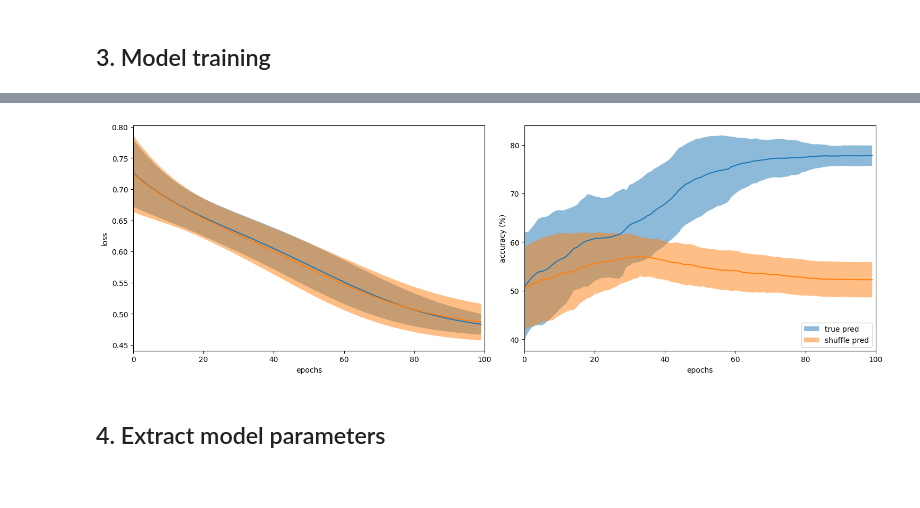
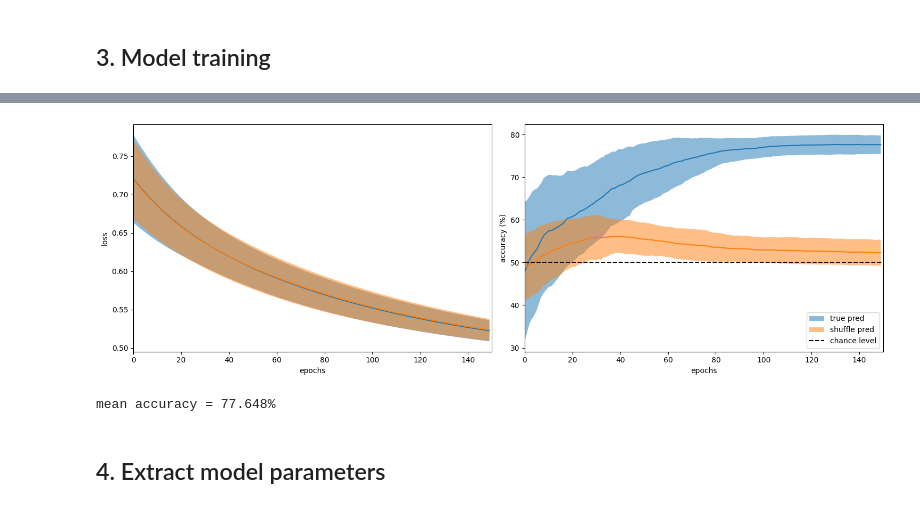
Before and after one commit to alexandre-laine/PyTorch-Tests, a Jupyter notebook: PyTorch_Titanic_Prediction.ipynb, the cells around one changed output, grey strips where cells are left out. Drawn from its saved outputs; the diff is of its cells as text; code cells hidden in the pictures.

```diff
--- a/PyTorch_Titanic_Prediction.ipynb
+++ b/PyTorch_Titanic_Prediction.ipynb
@@ -95,18 +95,16 @@ X_train, X_test, Y_train, Y_test = train_test_split(X,Y, test_size=0.2)
 # %%
 # model creation
 class my_classifier(torch.nn.Module):
-    def __init__(self, N_feature, N_classe, N_neuron):
+    def __init__(self, N_feature, N_classe):
         super(my_classifier, self).__init__()
 
-        self.linear_input = torch.nn.Linear(N_feature, N_neuron)
-        self.linear_output = torch.nn.Linear(N_neuron, N_classe)
+        self.linear = torch.nn.Linear(N_feature, N_classe)
         self.sigmoid = torch.nn.Sigmoid()
 
     def forward(self, x):
 
-        x_in = self.linear_input(x)
-        x = self.linear_output(x_in)
-        x_out = self.sigmoid(x)
+        x_in = self.linear(x)
+        x_out = self.sigmoid(x_in)
 
         return x_out
 # %%
@@ -123,10 +121,9 @@ cuda
 def train_model(
         num_epochs=1_000,
         criterion=criterion,
-        lr=0.01,
+        lr=1e-2,
 
         N_feature=5,
-        N_neuron=10,
         N_classe=1,
         X_train=X_train,
         Y_train=Y_train,
@@ -140,7 +137,6 @@ def train_model(
     # Initialisation
     model = my_classifier(
         N_feature=N_feature,
-        N_neuron=N_neuron,
         N_classe=N_classe
         ).to(device)
 
@@ -214,8 +210,7 @@ plt.show()
 # %%
 # repet training parameters
 repet = 50
-num_epochs = 100
-N_neuron = 2
+num_epochs = 150
 
 # results vectors
 Loss = torch.zeros((repet, num_epochs))
@@ -230,11 +225,10 @@ for i in tqdm(range(repet)):
 
     # used data
     X_train, X_test, Y_train, Y_test = train_test_split(X,Y, test_size=0.2)
-    shuff_Y_test = sk_utilis.shuffle(Y_test)
+    shuff_X_test = sk_utilis.shuffle(X_test)
 
     # training
     Loss[i,:], Accuracy[i,:], model = train_model(
-                                    N_neuron=N_neuron,
                                     N_feature=X_train.shape[-1],
                                     X_train=X_train,
                                     Y_train=Y_train,
@@ -246,12 +240,11 @@ for i in tqdm(range(repet)):
 
     # trainig on shuffle data
     shuff_Loss[i,:], shuff_Accuracy[i,:], model = train_model(
-                                    N_neuron=N_neuron,
                                     N_feature=X_train.shape[-1],
                                     X_train=X_train,
                                     Y_train=Y_train,
-                                    X_test=X_test,
-                                    Y_test=shuff_Y_test,
+                                    X_test=shuff_X_test,
+                                    Y_test=Y_test,
                                     num_epochs=num_epochs,
                                     disable_tqdm=True
                                     )
@@ -260,34 +253,41 @@ colors = ["true pred","shuffle pred"]
 
 # results presentation
 fig,ax = plt.subplots(nrows=1, ncols=2, figsize=(15,5), sharex=True)
 
 # loss functions
 for X0 in [Loss, shuff_Loss]:
     ax[0].fill_between(range(num_epochs),
                            X0.mean(axis=0) - X0.std(axis=0),
                            X0.mean(axis=0) + X0.std(axis=0),
                            alpha=0.5)
     ax[0].plot(range(num_epochs), X0.mean(axis=0))
 ax[0].set_xlabel("epochs")
 ax[0].set_ylabel("loss")
 
 # accuracy plot
 for i,X1 in enumerate([Accuracy, shuff_Accuracy]):
     ax[1].fill_between(range(num_epochs),
                            X1.mean(axis=0) - X1.std(axis=0),
                            X1.mean(axis=0) + X1.std(axis=0),
                            label=f"{colors[i]}", alpha=0.5)
     ax[1].plot(range(num_epochs), X1.mean(axis=0))
+ax[1].hlines(y=50, xmin=0, xmax=num_epochs, color="black",
+             linestyle="dashed", label="chance level")
+
 ax[1].set_xlabel("epochs")
 ax[1].set_ylabel("accuracy (%)")
 
 ax[1].set_xlim(0, num_epochs)
 ax[1].legend(loc="lower right")
 
 plt.tight_layout()
 plt.show()
 # %% [output]
-[figure, old version]
+[figure, new version]
+# %%
+print(f"mean accuracy = {Accuracy.mean(axis=0)[-1].item():.3f}%")
+# %% [output]
+mean accuracy = 77.648%
 # %% [markdown]
 ## 4. Extract model parameters
 # %%
```
Also changed, not shown: parts of 13 cells of this notebook, 4 other files.
